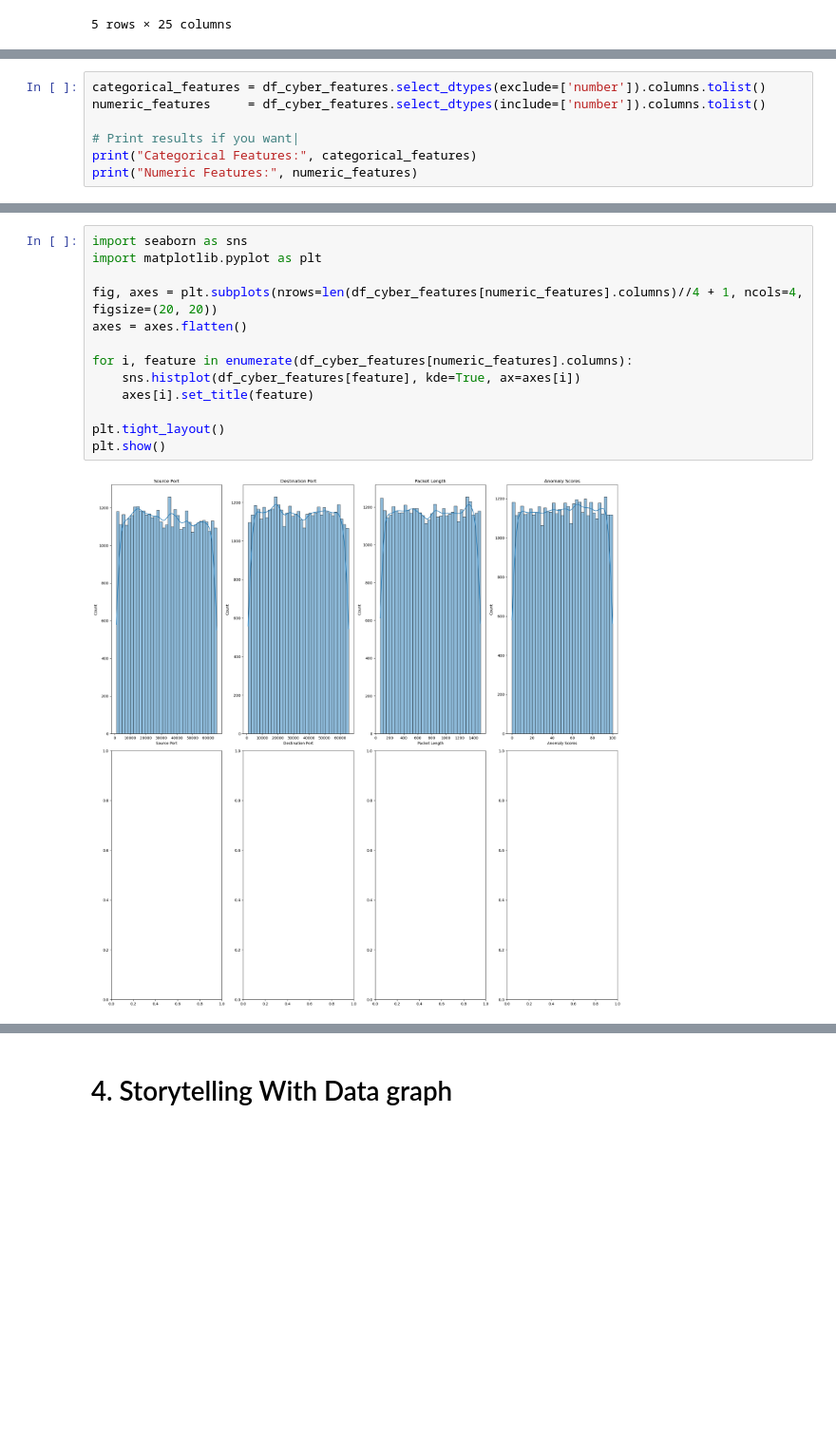
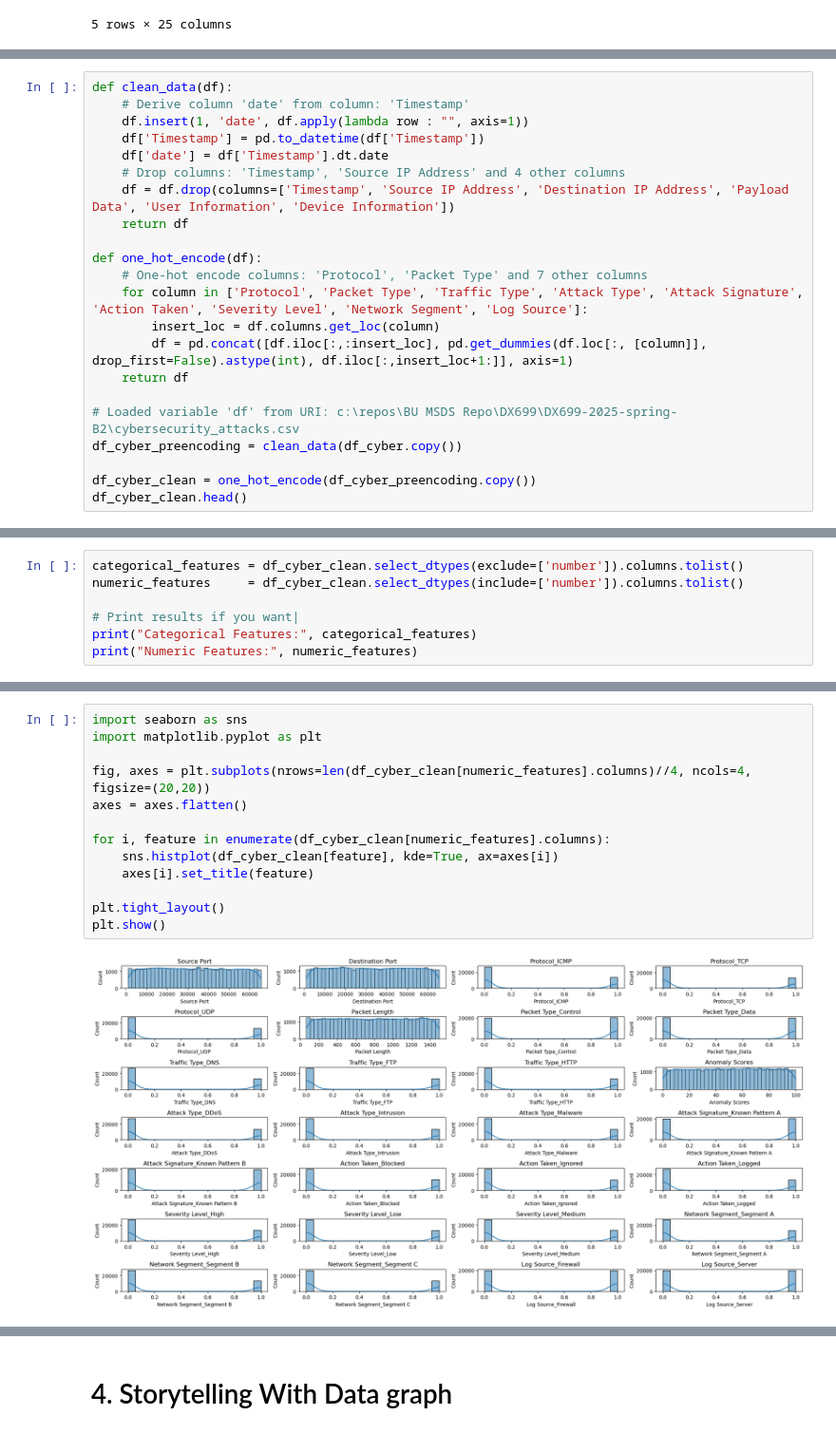
Before and after one commit to DaveD-BU/DX699-2025-spring-B2, a Jupyter notebook: OMDS-ModB2-Week4-Davis-David.ipynb, the cells around one changed output, grey strips where cells are left out. Shown at 95% size. Drawn from its saved outputs; the diff is of its cells as text; blank space fills up the shorter version.

```diff
--- a/OMDS-ModB2-Week4-Davis-David.ipynb
+++ b/OMDS-ModB2-Week4-Davis-David.ipynb
@@ -107,0 +142,22 @@ df_cyber_features = df_cyber.drop(columns=['Source IP Address','Destination IP A
+# %%
+def clean_data(df):
+    # Derive column 'date' from column: 'Timestamp'
+    df.insert(1, 'date', df.apply(lambda row : "", axis=1))
+    df['Timestamp'] = pd.to_datetime(df['Timestamp'])
+    df['date'] = df['Timestamp'].dt.date
+    # Drop columns: 'Timestamp', 'Source IP Address' and 4 other columns
+    df = df.drop(columns=['Timestamp', 'Source IP Address', 'Destination IP Address', 'Payload Data', 'User Information', 'Device Information'])
+    return df
+
+def one_hot_encode(df):
+    # One-hot encode columns: 'Protocol', 'Packet Type' and 7 other columns
+    for column in ['Protocol', 'Packet Type', 'Traffic Type', 'Attack Type', 'Attack Signature', 'Action Taken', 'Severity Level', 'Network Segment', 'Log Source']:
+        insert_loc = df.columns.get_loc(column)
+        df = pd.concat([df.iloc[:,:insert_loc], pd.get_dummies(df.loc[:, [column]], drop_first=False).astype(int), df.iloc[:,insert_loc+1:]], axis=1)
+    return df
+
+# Loaded variable 'df' from URI: c:\repos\BU MSDS Repo\DX699\DX699-2025-spring-B2\cybersecurity_attacks.csv
+df_cyber_preencoding = clean_data(df_cyber.copy())
+
+df_cyber_clean = one_hot_encode(df_cyber_preencoding.copy())
+df_cyber_clean.head()
@@ -108,6 +172,6 @@ df_cyber_features = df_cyber.drop(columns=['Source IP Address','Destination IP A
 # %%
-categorical_features = df_cyber_features.select_dtypes(exclude=['number']).columns.tolist()
-numeric_features     = df_cyber_features.select_dtypes(include=['number']).columns.tolist()
+categorical_features = df_cyber_clean.select_dtypes(exclude=['number']).columns.tolist()
+numeric_features     = df_cyber_clean.select_dtypes(include=['number']).columns.tolist()
 
 # Print results if you want|
 print("Categorical Features:", categorical_features)
@@ -123,17 +192,17 @@ Numeric Features: ['Source Port', 'Destination Port', 'Packet Length', 'Anomaly
 # %%
 import seaborn as sns
 import matplotlib.pyplot as plt
 
-fig, axes = plt.subplots(nrows=len(df_cyber_features[numeric_features].columns)//4 + 1, ncols=4, figsize=(20, 20))
+fig, axes = plt.subplots(nrows=len(df_cyber_clean[numeric_features].columns)//4, ncols=4, figsize=(20,20))
 axes = axes.flatten()
 
-for i, feature in enumerate(df_cyber_features[numeric_features].columns):
-    sns.histplot(df_cyber_features[feature], kde=True, ax=axes[i])
+for i, feature in enumerate(df_cyber_clean[numeric_features].columns):
+    sns.histplot(df_cyber_clean[feature], kde=True, ax=axes[i])
     axes[i].set_title(feature)
 
 plt.tight_layout()
 plt.show()
 # %% [output]
-[figure, old version]
+[figure, new version]
 # %%
 # #Draw Swarm plot for each feature in rows of 4 columns.
```
Also changed, not shown: parts of 14 cells of this notebook.
